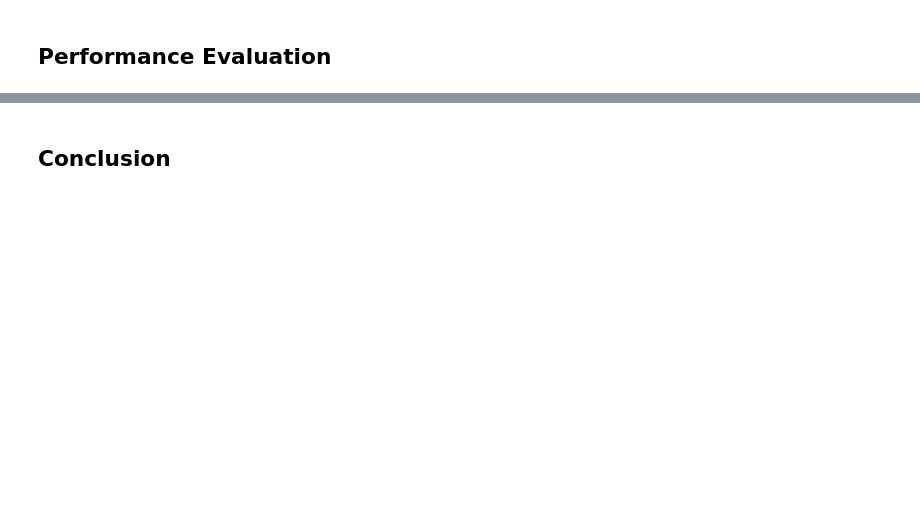
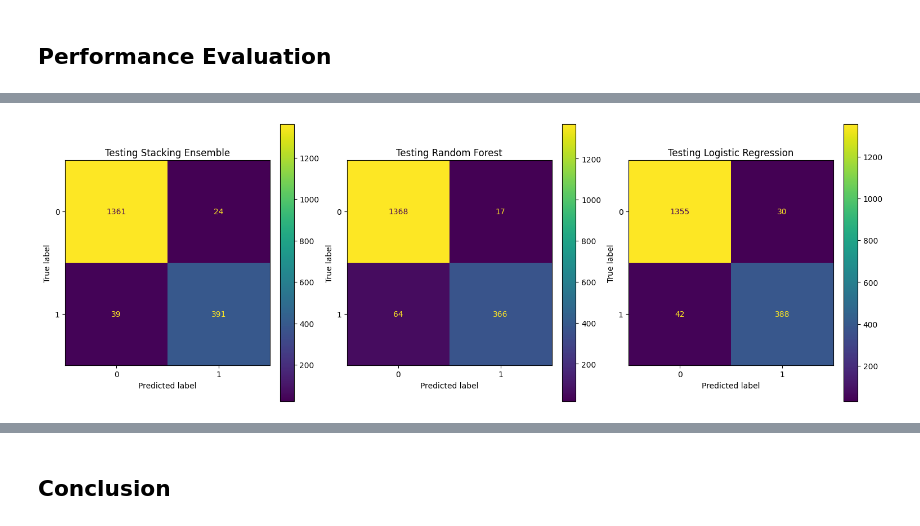
Before and after one commit to raymondsamalo/25S1-C-NYP-ITI111-Applied-Machine-Learning, a Jupyter notebook: AndroidMalwareRaymondSamalo.ipynb, the cells around one changed output, grey strips where cells are left out. Saved outputs shown, nothing was run; the diff lists cells and outputs as text; code cells hidden in the pictures; blank space fills up the shorter version.

```diff
--- a/AndroidMalwareRaymondSamalo.ipynb
+++ b/AndroidMalwareRaymondSamalo.ipynb
@@ -578,0 +607,7 @@ The best model is Stacking with Cross Validation means score 0.974
+# %%
+fig = plt.figure(figsize=(15, 5),layout='constrained')
+display_confusion_matrix(fig.add_subplot(1,3,1), clf, X_test, y_test, "Testing " + clf_label)
+display_confusion_matrix(fig.add_subplot(1,3,2), rf_clf, X_test, y_test, "Testing Random Forest")
+display_confusion_matrix(fig.add_subplot(1,3,3), lr_clf, X_test, y_test, "Testing Logistic Regression")
+# %% [output]
+[figure, added]
```
Also changed, not shown: parts of 9 cells of this notebook, 1 other file.
